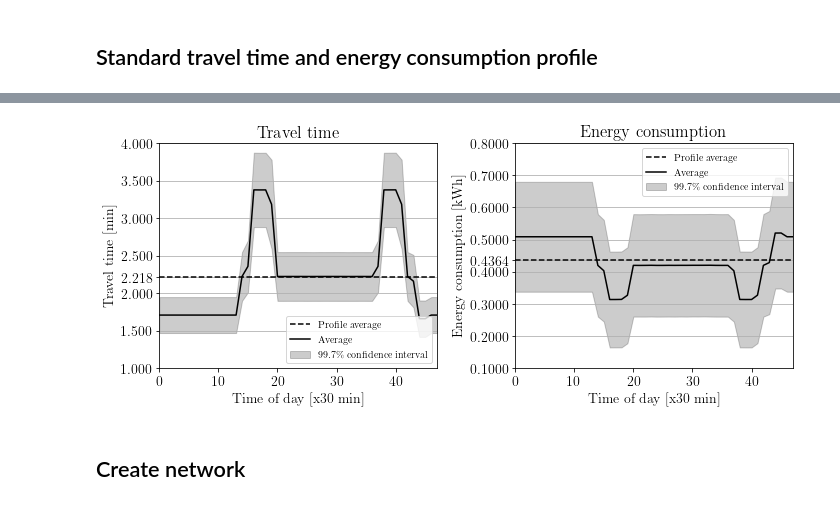
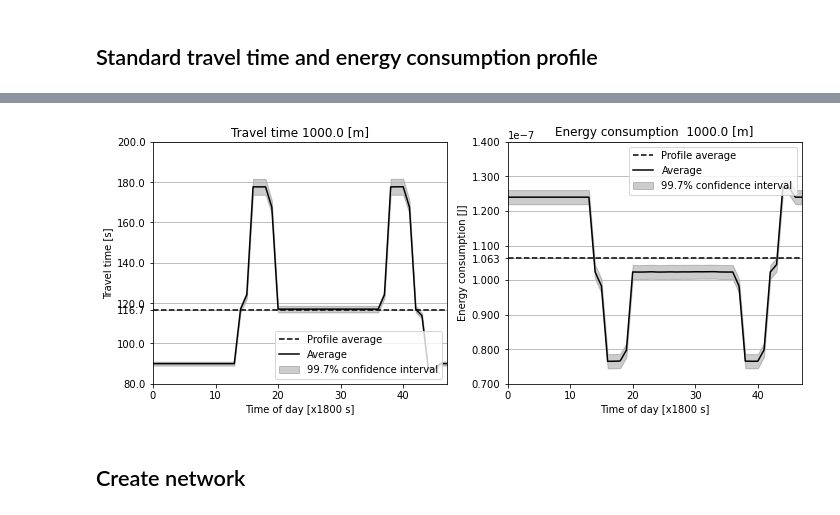
Before and after one commit to jpfutalef/DynamicStochasticElectricVRP, a Jupyter notebook: notebooks/instanceCreatorUtility.ipynb, the cells around one changed output, grey strips where cells are left out. Drawn from its saved outputs; the diff is of its cells as text; code cells hidden in the pictures.

```diff
--- a/notebooks/instanceCreatorUtility.ipynb
+++ b/notebooks/instanceCreatorUtility.ipynb
@@ -22,3 +24,10 @@ mat_path = '../data/online/instance21/init_files/21_nodes.mat'
+# %%
+main_folder = Path('../data/test/')
+mat_path = Path('../data/mat_files/Santiago22.mat')
+std_factor = 1
+
+fig_width, fig_height = 10, 12.941
+full_figratio = (fig_width, fig_height)
 # %% [markdown]
 ## Standard travel time and energy consumption profile
 # %%
@@ -57,8 +91,8 @@ for i in range(network_size):
 # %%
-tt_mean = np.mean(tt_matrix, axis=0)
-ec_mean = np.mean(soc_matrix, axis=0)
+tt_mean = np.mean(tt_mean_matrix, axis=0)
+ec_mean = np.mean(soc_mean_matrix, axis=0)
 
-tt_std = np.std(tt_matrix, axis=0)
-ec_std = np.std(soc_matrix, axis=0)
+tt_std = np.mean(tt_std_matrix, axis=0)
+ec_std = np.mean(soc_std_matrix, axis=0)
 
 x = range(len(tt_mean))
@@ -65,56 +113,54 @@ x = range(len(tt_mean))
 # %%
-fig_width, fig_height = 10, 12.941
-full_figratio = (fig_width, fig_height)
-
 fig, (ax1, ax2) = plt.subplots(1, 2, figsize=(fig_width, fig_height/3))
 
+d = 1000.0
 
-y = tt_mean
-y0 = tt_mean - 3*tt_std
-y1 = tt_mean + 3*tt_std
-tt_mean_global = np.mean(tt_mean)
+y = d*tt_mean
+y0 = y - 3*d*tt_std
+y1 = y + 3*d*tt_std
+tt_mean_global = np.mean(y)
 
 color = 'black'
 #ax1.errorbar(x, tt_mean, tt_std, color=color)
-ax1.fill_between(x, y0, y1, alpha=.2, color=color, label='99.7\% confidence interval')
+ax1.fill_between(x, y0, y1, alpha=.2, color=color, label='99.7% confidence interval')
 ax1.axhline(tt_mean_global, color=color, linestyle='--', label='Profile average')
 ax1.plot(x, y, marker='', markersize=4, color='k', label='Average')
 
-ax1.set_xlabel('Time of day [x30 min]')
-ax1.set_ylabel('Travel time [min]', color=color)
+ax1.set_xlabel('Time of day [x1800 s]')
+ax1.set_ylabel('Travel time [s]', color=color)
 ax1.tick_params(axis='y', labelcolor=color)
 ax1.set_yticks(list(ax1.get_yticks()) + [tt_mean_global])
-ax1.set_title('Travel time')
+ax1.set_title(f'Travel time {d} [m]')
 ax1.set_xlim(0, 47)
 ax1.grid(axis='y')
 ax1.legend(loc='lower right', fontsize=10)
 
 
-y = ec_mean
-y0 = ec_mean - ec_std
-y1 = ec_mean + ec_std
-ec_mean_global = np.mean(ec_mean)
+y = d*ec_mean
+y0 = y - 3*d*ec_std
+y1 = y + 3*d*ec_std
+ec_mean_global = np.mean(y)
 
 color = 'black'
 #ax2.errorbar(x, ec_mean, 3*ec_std, color=color, elinewidth=.8)
-ax2.fill_between(x, y0, y1, alpha=.2, color = color, label='99.7\% confidence interval')
+ax2.fill_between(x, y0, y1, alpha=.2, color = color, label='99.7% confidence interval')
 ax2.axhline(ec_mean_global, color=color, linestyle='--', label='Profile average')
-ax2.plot(x, ec_mean, color=color, label='Average')
+ax2.plot(x, y, color=color, label='Average')
 
-ax2.set_xlabel('Time of day [x30 min]')
-ax2.set_ylabel('Energy consumption [kWh]', color=color)  # we already handled the x-label with ax1
+ax2.set_xlabel('Time of day [x1800 s]')
+ax2.set_ylabel('Energy consumption [J]', color=color)  # we already handled the x-label with ax1
 ax2.tick_params(axis='y', labelcolor=color)
 ax2.set_yticks(list(ax2.get_yticks()) + [ec_mean_global])
 ax2.grid(axis='y')
-ax2.set_title('Energy consumption')
+ax2.set_title(f'Energy consumption  {d} [m]')
 ax2.set_xlim(0, 47)
 ax2.legend(loc='upper right', fontsize=10)
 
 #fig.suptitle(f'1-Kilometer Profile')
 fig.tight_layout()
 #fig.subplots_adjust(top=0.85)
 # %% [output]
-[figure, old version]
+[figure, new version]
 # %%
 #fig.savefig('../data/online/instance21/1kmProfile.pdf')
 # %% [markdown]
```
Also changed, not shown: parts of 14 cells of this notebook, 15 other files.
